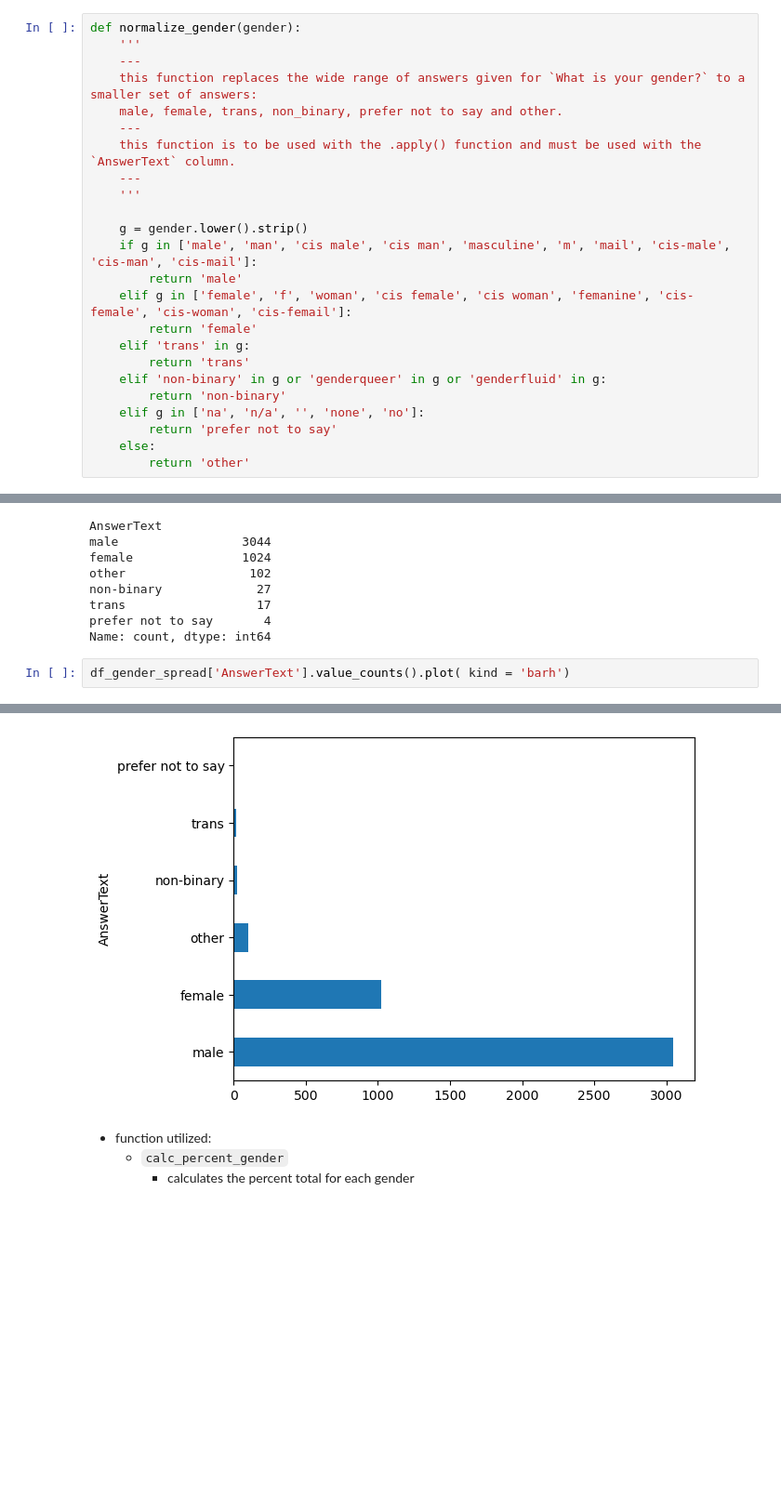
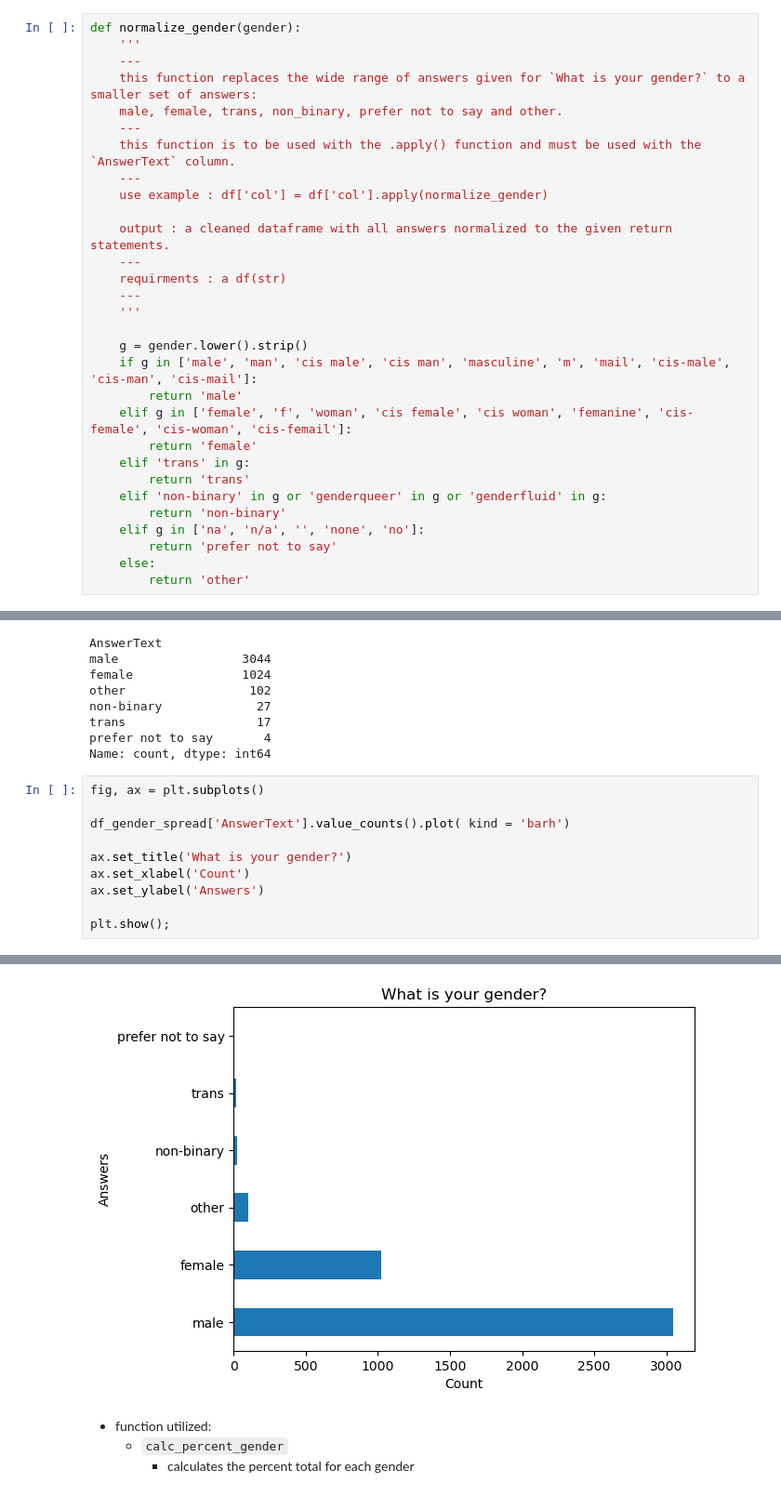
Before and after one commit to Djohnson1313/mental_health_sql, a Jupyter notebook: mental_health_analysis.ipynb, the cells around one changed output, grey strips where cells are left out. Shown at 93% size. Drawn from its saved outputs; the diff is of its cells as text; blank space fills up the shorter version.

```diff
--- a/mental_health_analysis.ipynb
+++ b/mental_health_analysis.ipynb
@@ -123,6 +123,12 @@ def normalize_gender(gender):
     male, female, trans, non_binary, prefer not to say and other.
     ---
     this function is to be used with the .apply() function and must be used with the `AnswerText` column.
+    ---
+    use example : df['col'] = df['col'].apply(normalize_gender)
+
+    output : a cleaned dataframe with all answers normalized to the given return statements.
+    ---
+    requirments : a df(str)
     ---
     '''
 
@@ -374,5 +416,13 @@ trans                  17
 prefer not to say       4
 Name: count, dtype: int64
 # %%
+fig, ax = plt.subplots()
+
 df_gender_spread['AnswerText'].value_counts().plot( kind = 'barh')
+
+ax.set_title('What is your gender?')
+ax.set_xlabel('Count')
+ax.set_ylabel('Answers')
+
+plt.show();
 # %% [output]
@@ -380,4 +429,4 @@ df_gender_spread['AnswerText'].value_counts().plot( kind = 'barh')
-[figure, old version]
+[figure, new version]
 # %% [markdown]
 - function utilized:
     - `calc_percent_gender`
```
Also changed, not shown: parts of 18 cells of this notebook.
